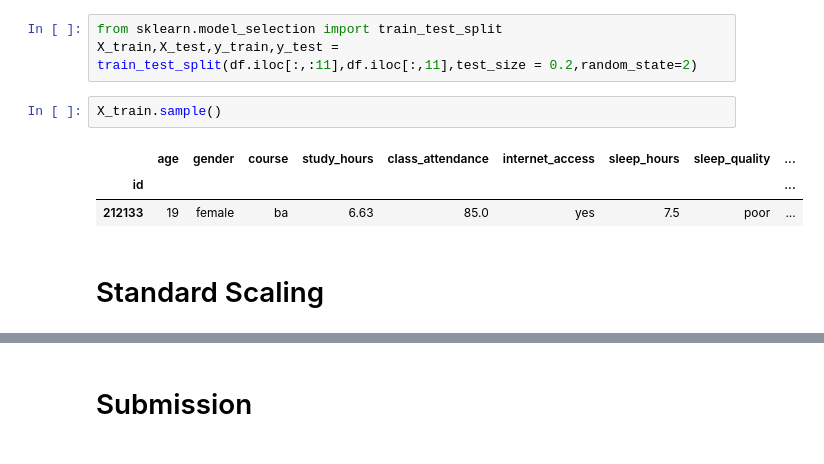
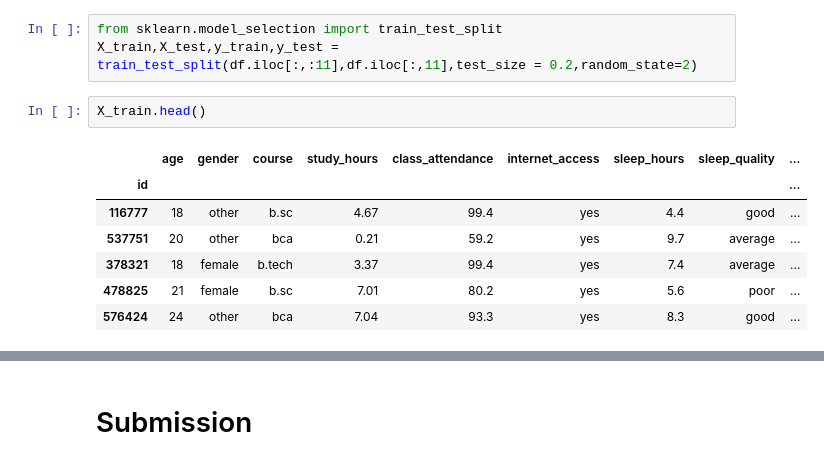
Before and after one commit to prabhatxplore/Daily-ML, a Jupyter notebook: predictstudentscore-sgd-regressor.ipynb, the cells around one changed output, grey strips where cells are left out. Saved outputs shown, nothing was run; the diff lists cells and outputs as text.

```diff
--- a/predictstudentscore-sgd-regressor.ipynb
+++ b/predictstudentscore-sgd-regressor.ipynb
@@ -68,10 +128,12 @@ memory usage: 62.5+ MB
 from sklearn.model_selection import train_test_split
 X_train,X_test,y_train,y_test = train_test_split(df.iloc[:,:11],df.iloc[:,11],test_size = 0.2,random_state=2)
 # %%
-X_train.sample()
+X_train.head()
 # %% [output]
 |  | age | gender | course | study_hours | class_attendance | internet_access | sleep_hours | sleep_quality | ... |
 | id |  |  |  |  |  |  |  |  | ... |
-| 212133 | 19 | female | ba | 6.63 | 85.0 | yes | 7.5 | poor | ... |
+| 116777 | 18 | other | b.sc | 4.67 | 99.4 | yes | 4.4 | good | ... |
+| 537751 | 20 | other | bca | 0.21 | 59.2 | yes | 9.7 | average | ... |
+| 378321 | 18 | female | b.tech | 3.37 | 99.4 | yes | 7.4 | average | ... |
+| 478825 | 21 | female | b.sc | 7.01 | 80.2 | yes | 5.6 | poor | ... |
+| 576424 | 24 | other | bca | 7.04 | 93.3 | yes | 8.3 | good | ... |
-# %% [markdown]
-# Standard Scaling
```
Also changed, not shown: parts of 34 cells of this notebook.
